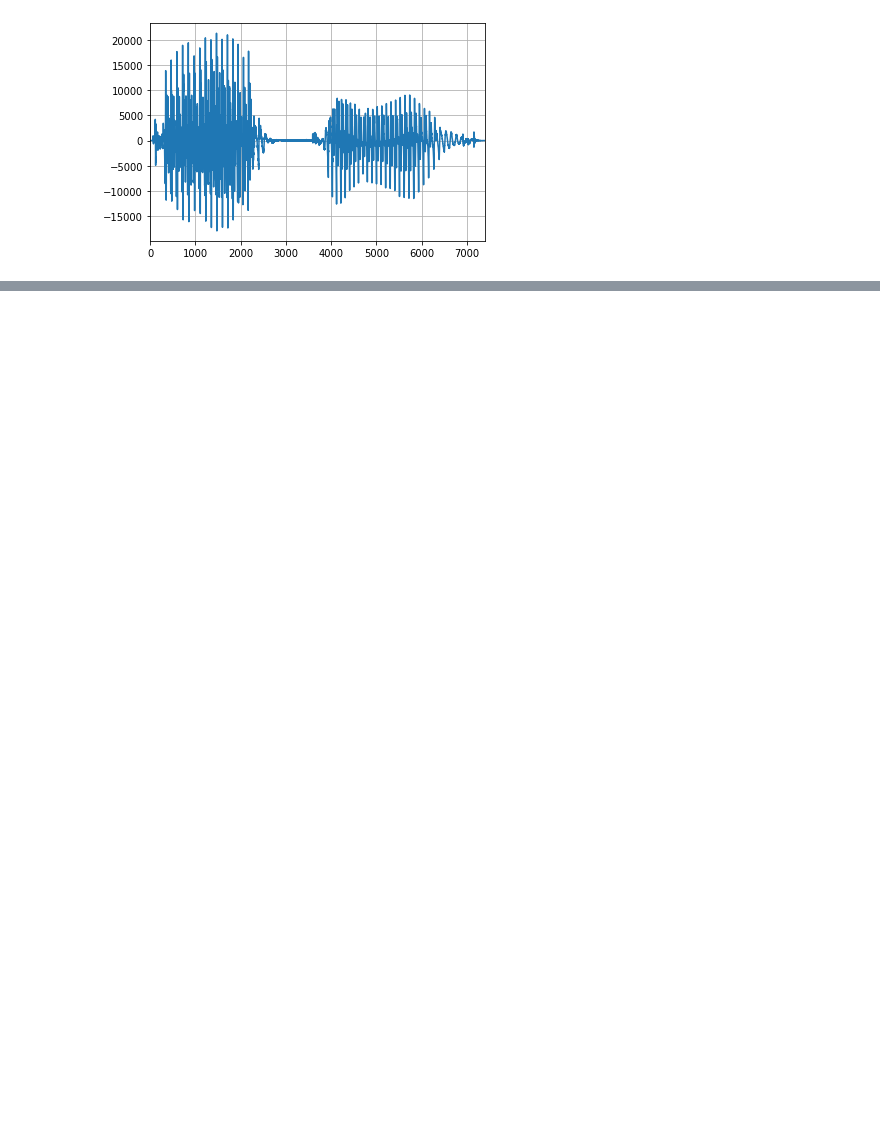
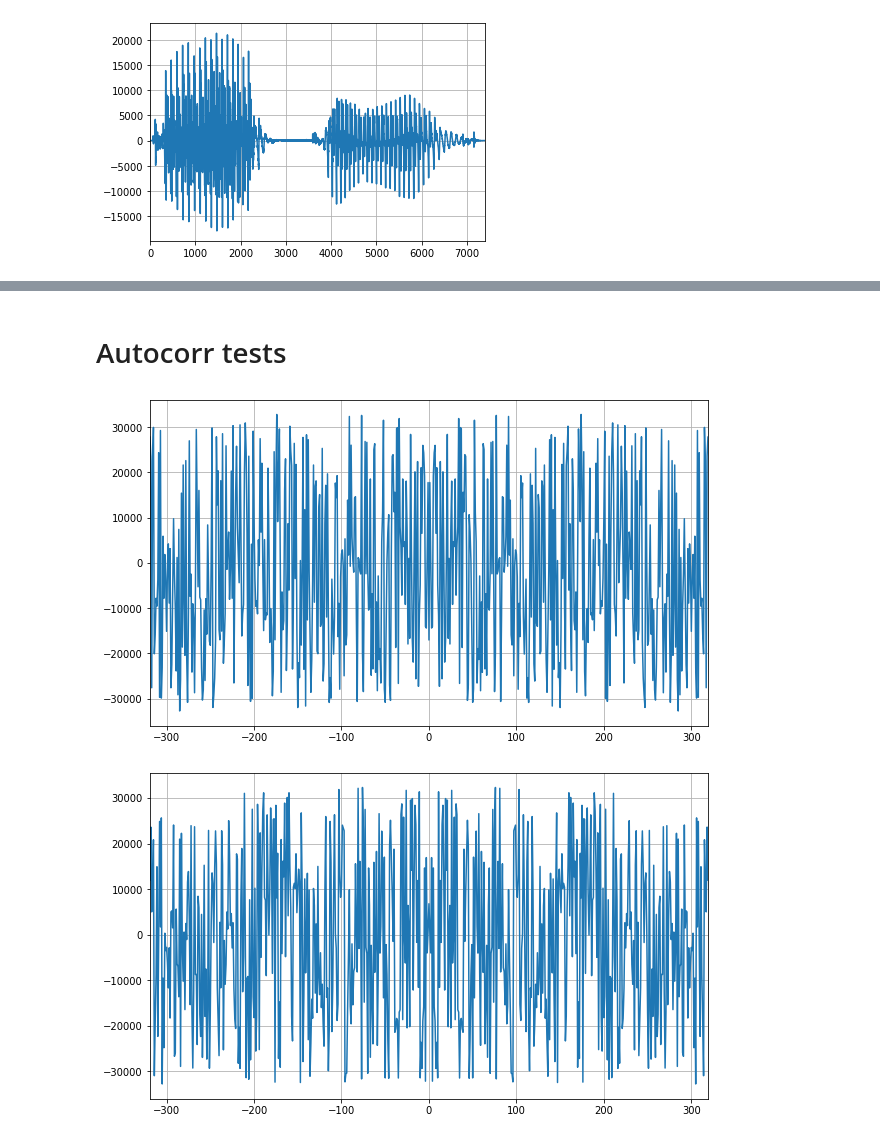
Before and after one commit to lionelGoffaux/signal-project, a Jupyter notebook: labo.ipynb, the cells around one changed output, grey strips where cells are left out. Cells and saved outputs as stored; diff of their text form; code cells hidden in the pictures; blank space fills up the shorter version.

```diff
--- a/labo.ipynb
+++ b/labo.ipynb
@@ -112,0 +186,21 @@ Audio(u, rate=fs)
+# %% [markdown]
+# Autocorr tests
+# %%
+frames = utils.split(sin, width, step, fs)
+
+voiced = np.array([frame for frame in frames if utils.energy(frame) >= threshold*1e10])
+unvoiced = np.array([frame for frame in frames if utils.energy(frame) < threshold*1e10])
+
+lags_voiced, peaks_voiced = xcorr.xcorr(voiced[1])
+lags_unvoiced, peaks_unvoiced = xcorr.xcorr(unvoiced[45])
+
+plt.figure(figsize=(10,6))
+plt.plot(lags_voiced, peaks_voiced)
+niceplot()
+
+plt.figure(figsize=(10,6))
+plt.plot(lags_unvoiced, peaks_unvoiced)
+niceplot()
+# %% [output]
+[figure, added]
+[figure, added]
```
Also changed, not shown: parts of 13 cells of this notebook, 1 other file.
